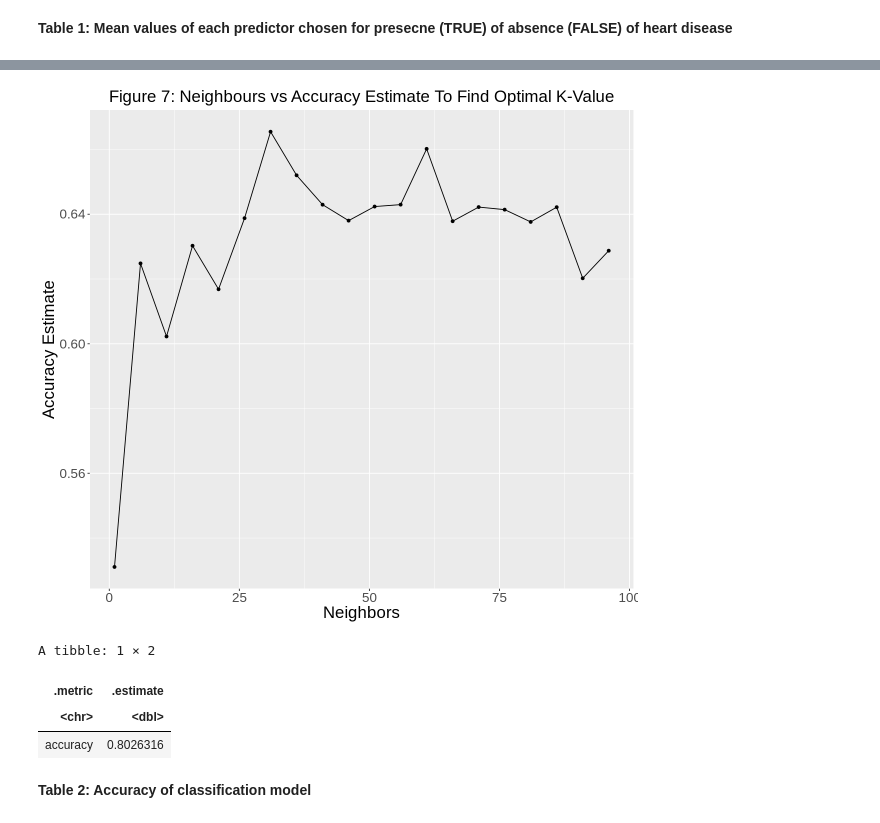
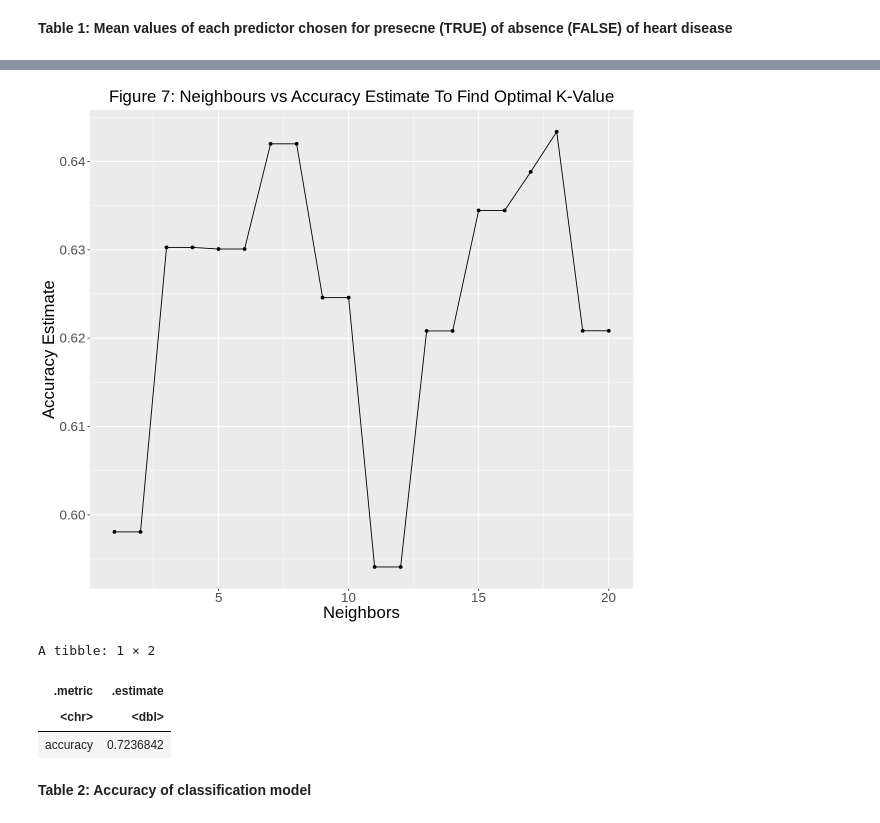
Before and after one commit to jagroop-randhawa/dsci-100-2022w2-group-26, a Jupyter notebook: group_26_project_report.ipynb, the cells around one changed output, grey strips where cells are left out. Drawn from its saved outputs; the diff is of its cells as text; code cells hidden in the pictures.

```diff
--- a/group_26_project_report.ipynb
+++ b/group_26_project_report.ipynb
@@ -219,39 +238,39 @@ hr_plot_wrapped
 # %%
 #cross validation model
 
-set.seed(13)
+set.seed(1976)
 
 heart_spec <- nearest_neighbor(weight_func = "rectangular", neighbors = tune()) |>
   set_engine("kknn") |>
   set_mode("classification")
 
-heart_recipe <- recipe(Diagnosis ~ age + cholesterol_level + maximum_heart_rate_achieved, data = heart_data_train) |>
+heart_recipe <- recipe(Diagnosis ~ cholesterol_level + maximum_heart_rate_achieved, data = heart_data_train) |>
   step_scale(all_predictors()) |>
   step_center(all_predictors())
 
 heart_vfold <- vfold_cv(heart_data_train, v = 10, strata = Diagnosis)
 
-gridvals <- tibble(neighbors = seq(1, 100, 5))
+gridvals <- tibble(neighbors = seq(1, 20, 1))
 
 heart_results <- workflow() |>
   add_recipe(heart_recipe) |>
   add_model(heart_spec) |>
   tune_grid(resamples = heart_vfold, grid = gridvals) |>
   collect_metrics() |>
   filter(.metric == "accuracy")
 
 cross_val_plot <- heart_results |>
     ggplot(aes(x = neighbors, y = mean)) +
     geom_point() +
     geom_line() +
     labs(x = "Neighbors", y = "Accuracy Estimate", title = "Figure 7: Neighbours vs Accuracy Estimate To Find Optimal K-Value") +
     theme(text = element_text(size = 20),
          plot.title = element_text(hjust = 0.5, size = 20))
 cross_val_plot
 # %% [output]
-[figure, old version]
+[figure, new version]
 # %%
-k_max <- 31
+k_max <- 18
 
 heart_best_spec <- nearest_neighbor(weight_func = "rectangular", neighbors = k_max) |>
   set_engine("kknn") |>
@@ -274,7 +293,7 @@ heart_acc
 A tibble: 1 × 2
 | .metric | .estimate |
 | <chr> | <dbl> |
-| accuracy | 0.8026316 |
+| accuracy | 0.7236842 |
 # %% [markdown]
 **Table 2: Accuracy of classification model**
 # %%
```
Also changed, not shown: parts of 12 cells of this notebook.
